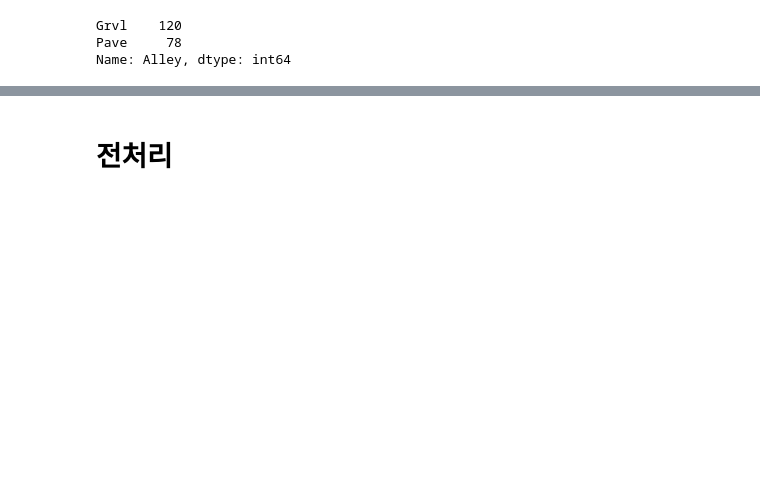
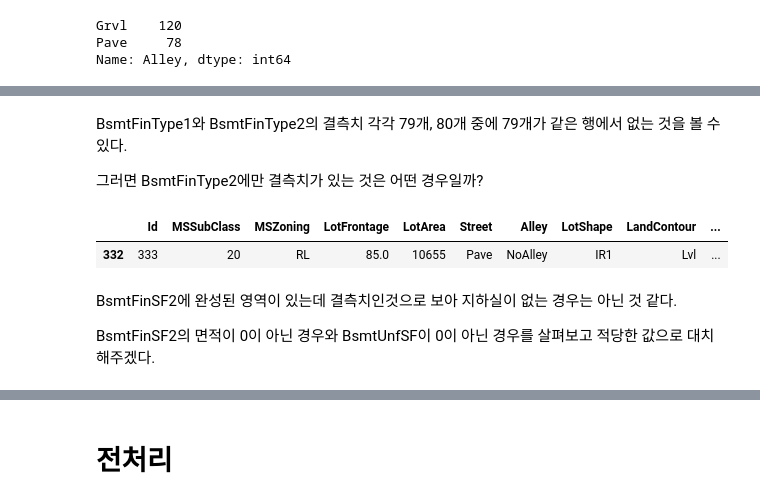
Before and after one commit to Usunwoo/kaggle-house_price, a Jupyter notebook: house_price.ipynb, the cells around one changed output, grey strips where cells are left out. Drawn from its saved outputs; the diff is of its cells as text; code cells hidden in the pictures; blank space fills up the shorter version.

```diff
--- a/house_price.ipynb
+++ b/house_price.ipynb
@@ -206,0 +471,13 @@ Name: FireplaceQu, dtype: int64
+# %% [markdown]
+BsmtFinType1와 BsmtFinType2의 결측치 각각 79개, 80개 중에 79개가 같은 행에서 없는 것을 볼 수 있다.
+
+그러면 BsmtFinType2에만 결측치가 있는 것은 어떤 경우일까?
+# %%
+df[df.BsmtFinType2.isna() & ~df.BsmtFinType1.isna()]
+# %% [output]
+|  | Id | MSSubClass | MSZoning | LotFrontage | LotArea | Street | Alley | LotShape | LandContour | ... |
+| 332 | 333 | 20 | RL | 85.0 | 10655 | Pave | NoAlley | IR1 | Lvl | ... |
+# %% [markdown]
+BsmtFinSF2에 완성된 영역이 있는데 결측치인것으로 보아 지하실이 없는 경우는 아닌 것 같다.
+
+BsmtFinSF2의 면적이 0이 아닌 경우와 BsmtUnfSF이 0이 아닌 경우를 살펴보고 적당한 값으로 대치해주겠다.
```
Also changed, not shown: parts of 56 cells of this notebook.
